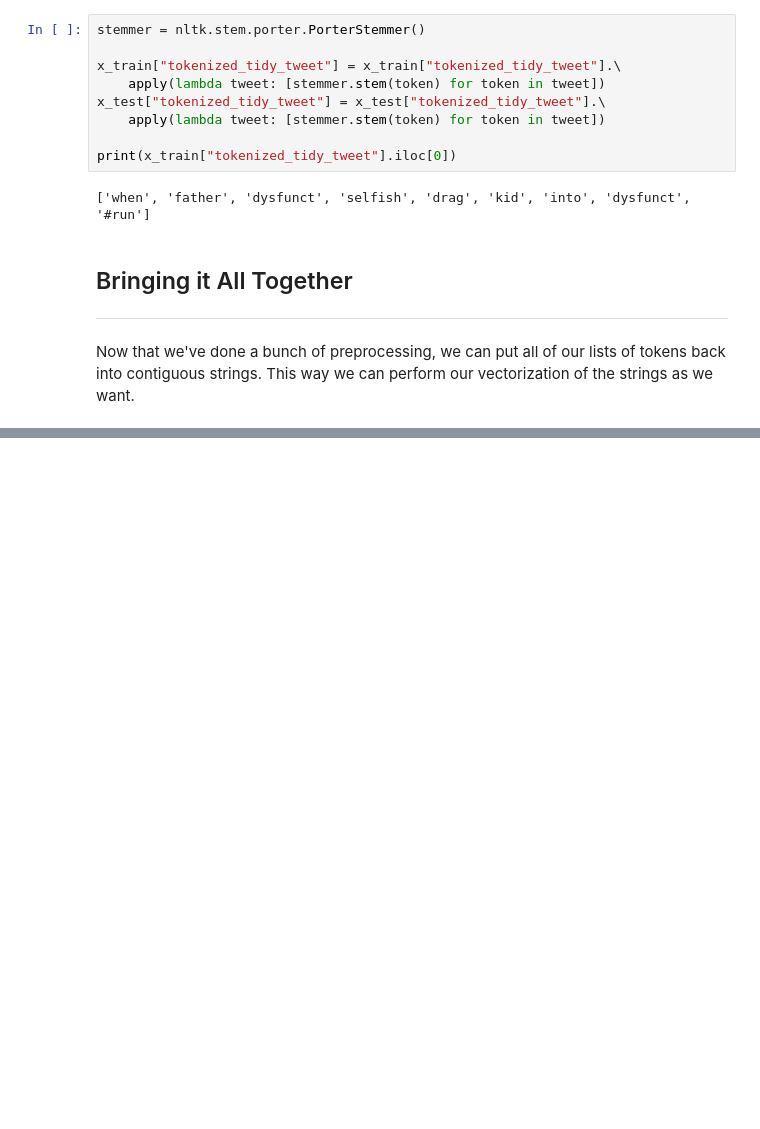
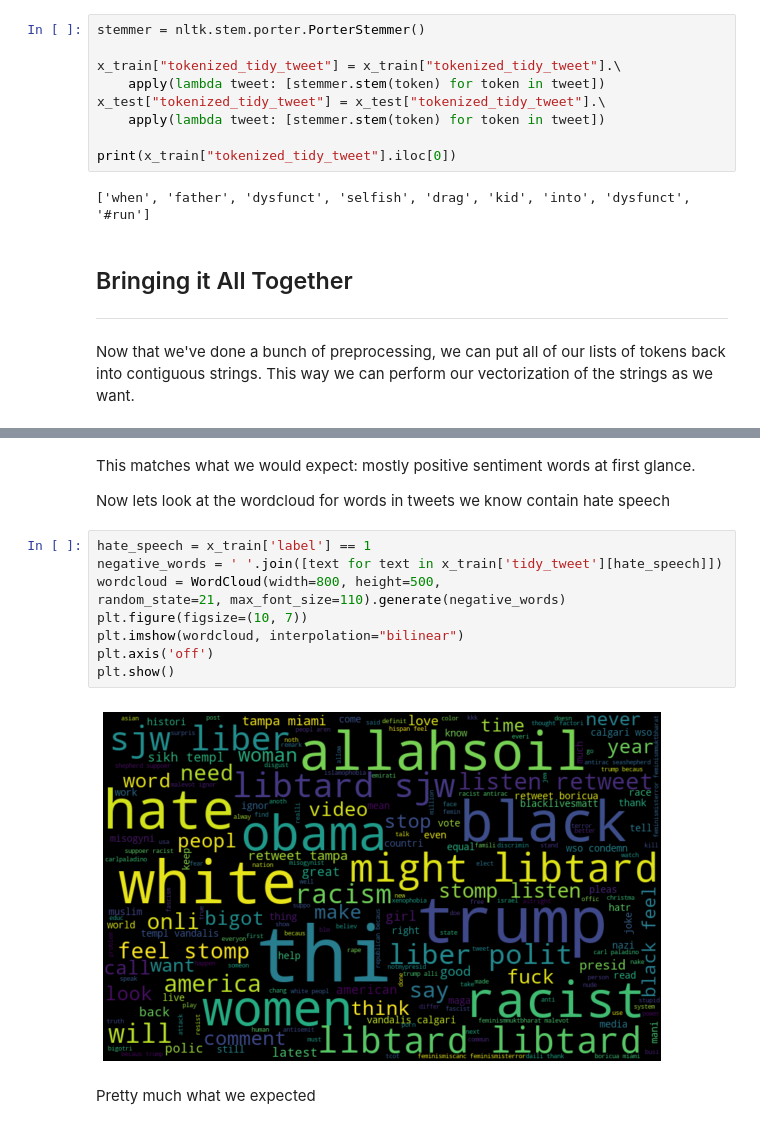
Before and after one commit to jcorrado76/NLP_in_Python, a Jupyter notebook: Comprehensive Hands on Guide to Twitter Sentiment Analysis with dataset and code.ipynb, the cells around one changed output, grey strips where cells are left out. Drawn from its saved outputs; the diff is of its cells as text; blank space fills up the shorter version.

```diff
--- a/Comprehensive Hands on Guide to Twitter Sentiment Analysis with dataset and code.ipynb
+++ b/Comprehensive Hands on Guide to Twitter Sentiment Analysis with dataset and code.ipynb
@@ -184,0 +230,17 @@ x_test["tidy_tweet"] = x_test["tidy_tweet"].apply(lambda token_list: " ".join(to
+# %% [markdown]
+This matches what we would expect: mostly positive sentiment words at first glance.
+
+Now lets look at the wordcloud for words in tweets we know contain hate speech
+# %%
+hate_speech = x_train['label'] == 1
+negative_words = ' '.join([text for text in x_train['tidy_tweet'][hate_speech]])
+wordcloud = WordCloud(width=800, height=500,
+random_state=21, max_font_size=110).generate(negative_words)
+plt.figure(figsize=(10, 7))
+plt.imshow(wordcloud, interpolation="bilinear")
+plt.axis('off')
+plt.show()
+# %% [output]
+[figure, added]
+# %% [markdown]
+Pretty much what we expected
```
Also changed, not shown: parts of 29 cells of this notebook, 5 other files.
